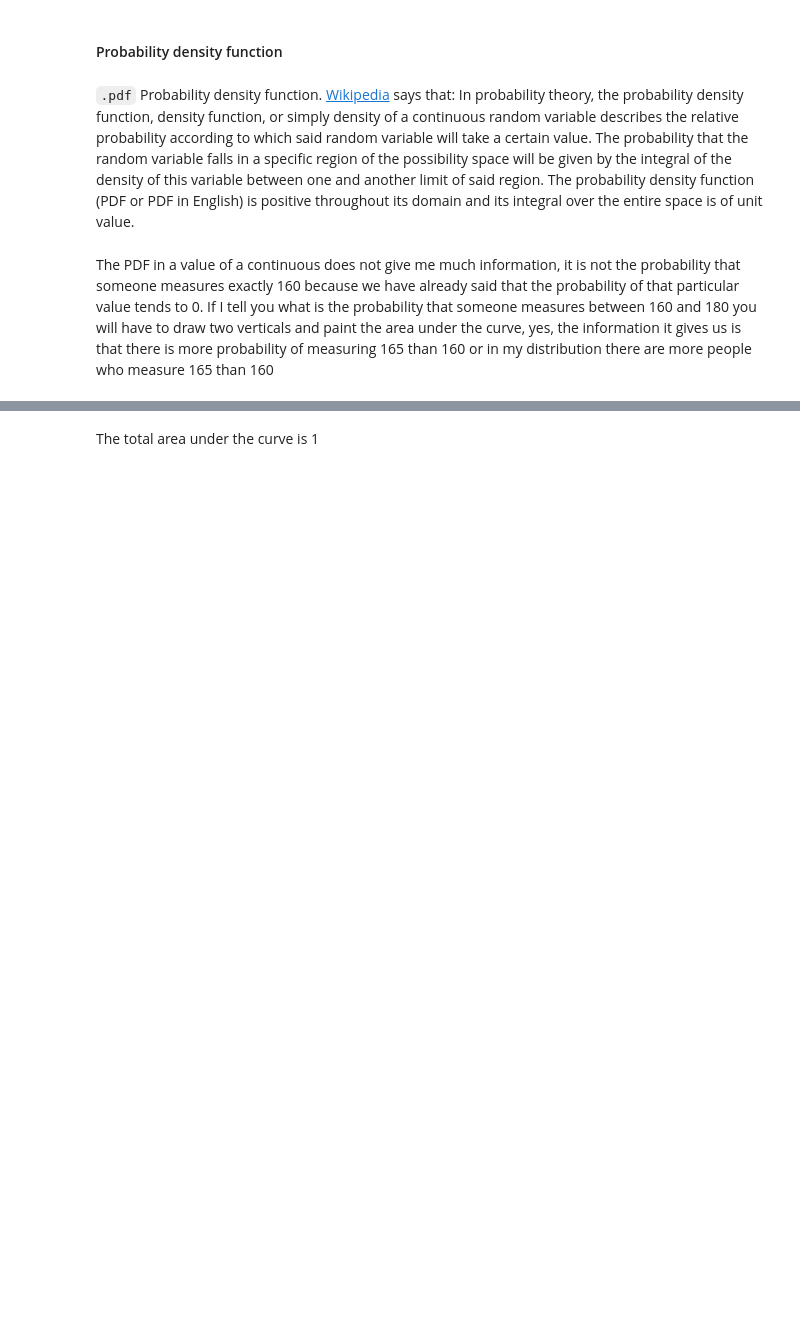
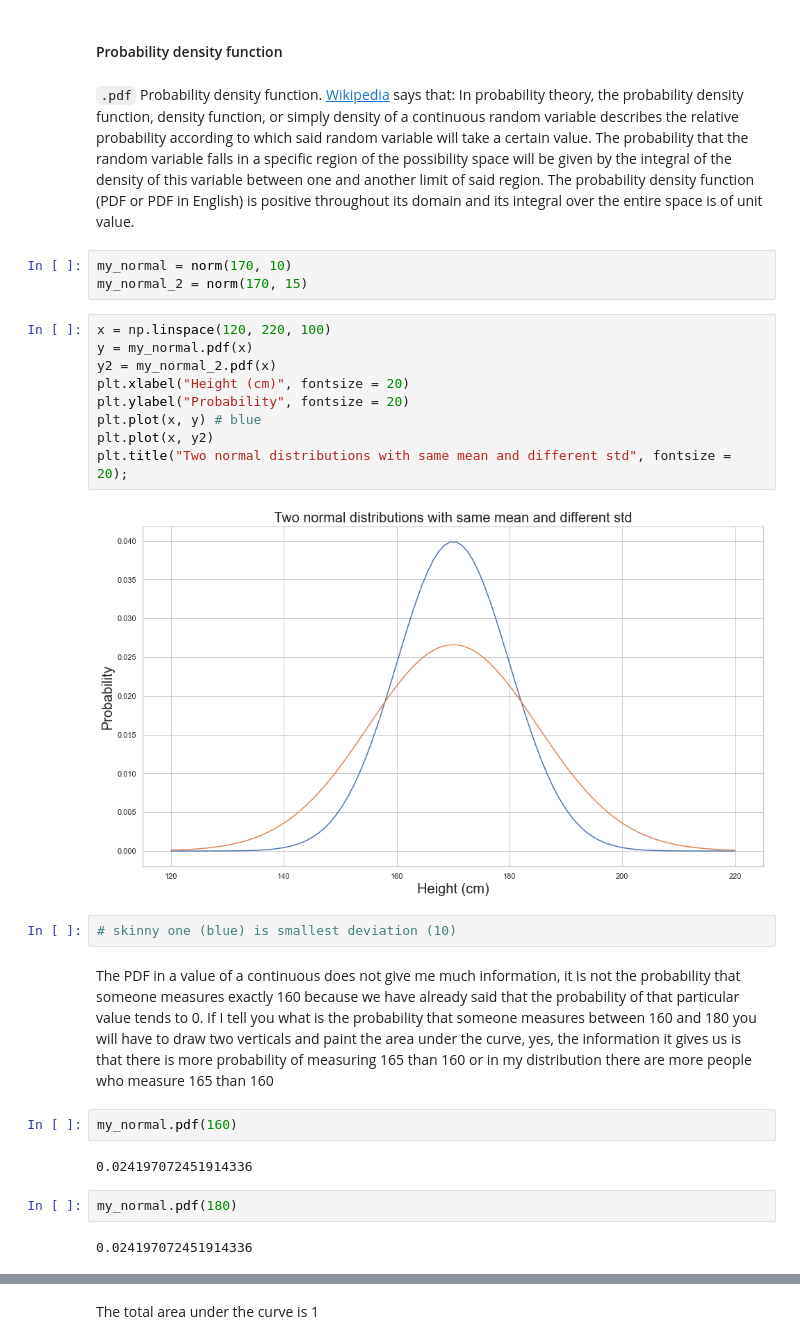
Before and after one commit to Ironhack-data-bcn-oct-2022/lectures, a Jupyter notebook: week-5/04 - Continuous distributions.ipynb, the cells around one changed output, grey strips where cells are left out. Drawn from its saved outputs; the diff is of its cells as text; blank space fills up the shorter version.

```diff
--- a/week-5/04 - Continuous distributions.ipynb
+++ b/week-5/04 - Continuous distributions.ipynb
@@ -490,5 +583,29 @@ Let us model a country in which heights have:
 In probability theory, the probability density function, density function, or simply density of a continuous random variable describes the relative probability according to which said random variable will take a certain value.
 The probability that the random variable falls in a specific region of the possibility space will be given by the integral of the density of this variable between one and another limit of said region.
 The probability density function (PDF or PDF in English) is positive throughout its domain and its integral over the entire space is of unit value.
+# %%
+my_normal = norm(170, 10)
+my_normal_2 = norm(170, 15)
+# %%
+x = np.linspace(120, 220, 100)
+y = my_normal.pdf(x)
+y2 = my_normal_2.pdf(x)
+plt.xlabel("Height (cm)", fontsize = 20)
+plt.ylabel("Probability", fontsize = 20)
+plt.plot(x, y) # blue
+plt.plot(x, y2)
+plt.title("Two normal distributions with same mean and different std", fontsize = 20);
+# %% [output]
+[figure, added]
+# %%
+# skinny one (blue) is smallest deviation (10)
 # %% [markdown]
 The PDF in a value of a continuous does not give me much information, it is not the probability that someone measures exactly 160 because we have already said that the probability of that particular value tends to 0. If I tell you what is the probability that someone measures between 160 and 180 you will have to draw two verticals and paint the area under the curve, yes, the information it gives us is that there is more probability of measuring 165 than 160 or in my distribution there are more people who measure 165 than 160
+# %%
+my_normal.pdf(160)
+# %% [output]
+0.024197072451914336
+# %%
+my_normal.pdf(180)
+# %% [output]
+0.024197072451914336
```
Also changed, not shown: parts of 24 cells of this notebook.
